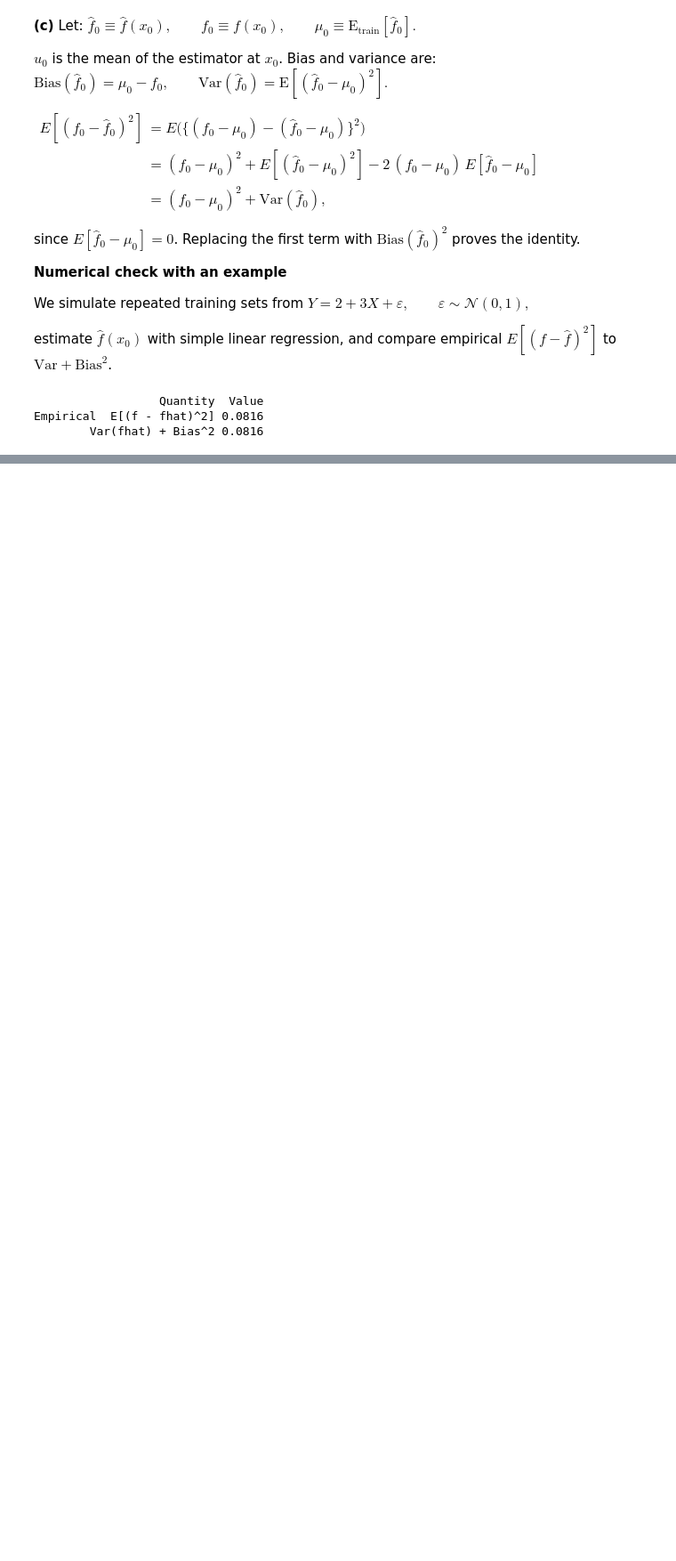
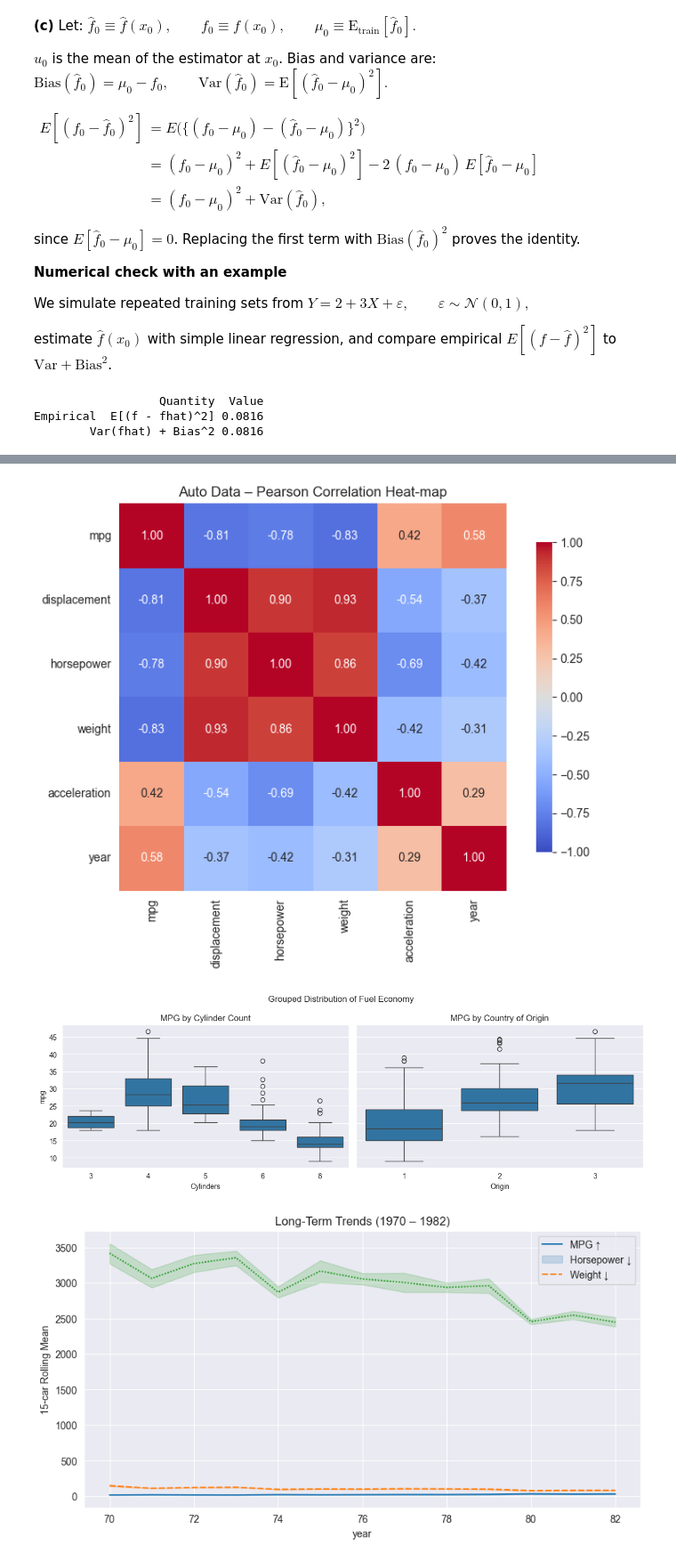
Before and after one commit to andreramolivaz/ISE529-Predictive-Analytics, a Jupyter notebook: hw1_ramolivaz.ipynb, the cells around one changed output, grey strips where cells are left out. Shown at 89% size. Cells and saved outputs as stored; diff of their text form; code cells hidden in the pictures; blank space fills up the shorter version.

```diff
--- a/hw1_ramolivaz.ipynb
+++ b/hw1_ramolivaz.ipynb
@@ -158,0 +331,35 @@ Empirical  E[(f - fhat)^2] 0.0816
+# %%
+# 1.  HEATMAP ------------------------------------------------------
+plt.figure(figsize=(8,6))
+corr = auto[quantitative].corr()
+sns.heatmap(corr, annot=True, cmap="coolwarm", vmin=-1, vmax=1, fmt=".2f",
+            square=True, cbar_kws={"shrink":.8})
+plt.title("Auto Data – Pearson Correlation Heat-map")
+plt.tight_layout()
+plt.show()
+# 2.  BOXPLOTS BY CYLINDERS AND ORIGIN -----------------------------
+fig, axes = plt.subplots(1, 2, figsize=(12,4), sharey=True)
+
+sns.boxplot(data=auto, x="cylinders", y="mpg", ax=axes[0])
+axes[0].set_title("MPG by Cylinder Count"); axes[0].set_xlabel("Cylinders")
+
+sns.boxplot(data=auto, x="origin", y="mpg", ax=axes[1])
+axes[1].set_title("MPG by Country of Origin"); axes[1].set_xlabel("Origin")
+
+plt.suptitle("Grouped Distribution of Fuel Economy")
+plt.tight_layout(); plt.show()
+
+# 3.  TIME-TREND LINES WITH SMOOTH ROLLING MEAN --------------------
+plt.figure(figsize=(10,5))
+rolling = (auto.sort_values("year")
+                .set_index("year")[["mpg","horsepower","weight"]]
+                .rolling(window=15, center=True, min_periods=5).mean())
+
+sns.lineplot(data=rolling)
+plt.ylabel("15-car Rolling Mean"); plt.title("Long-Term Trends (1970 – 1982)")
+plt.legend(title="", labels=["MPG ↑", "Horsepower ↓", "Weight ↓"])
+plt.show()
+# %% [output]
+[figure, added]
+[figure, added]
+[figure, added]
```
Also changed, not shown: parts of 26 cells of this notebook, 3 other files.
